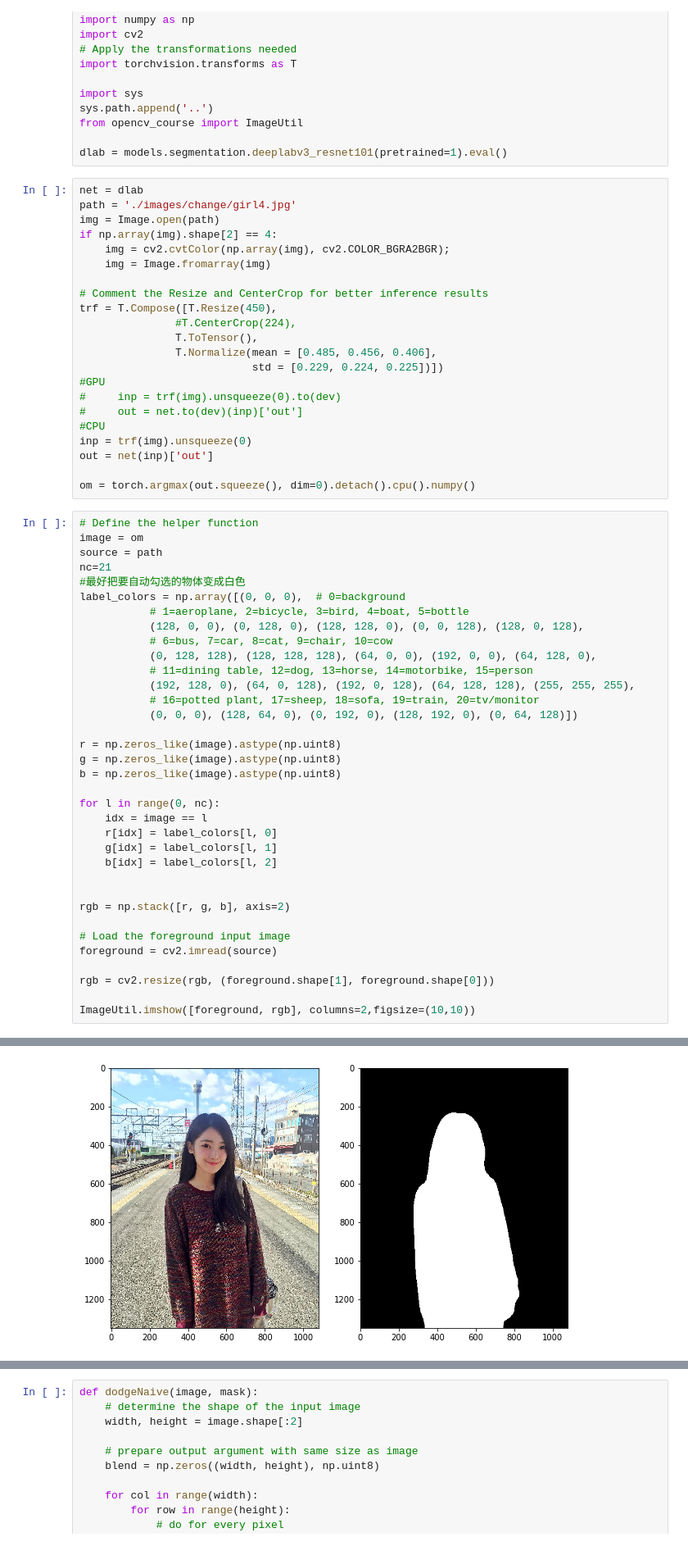
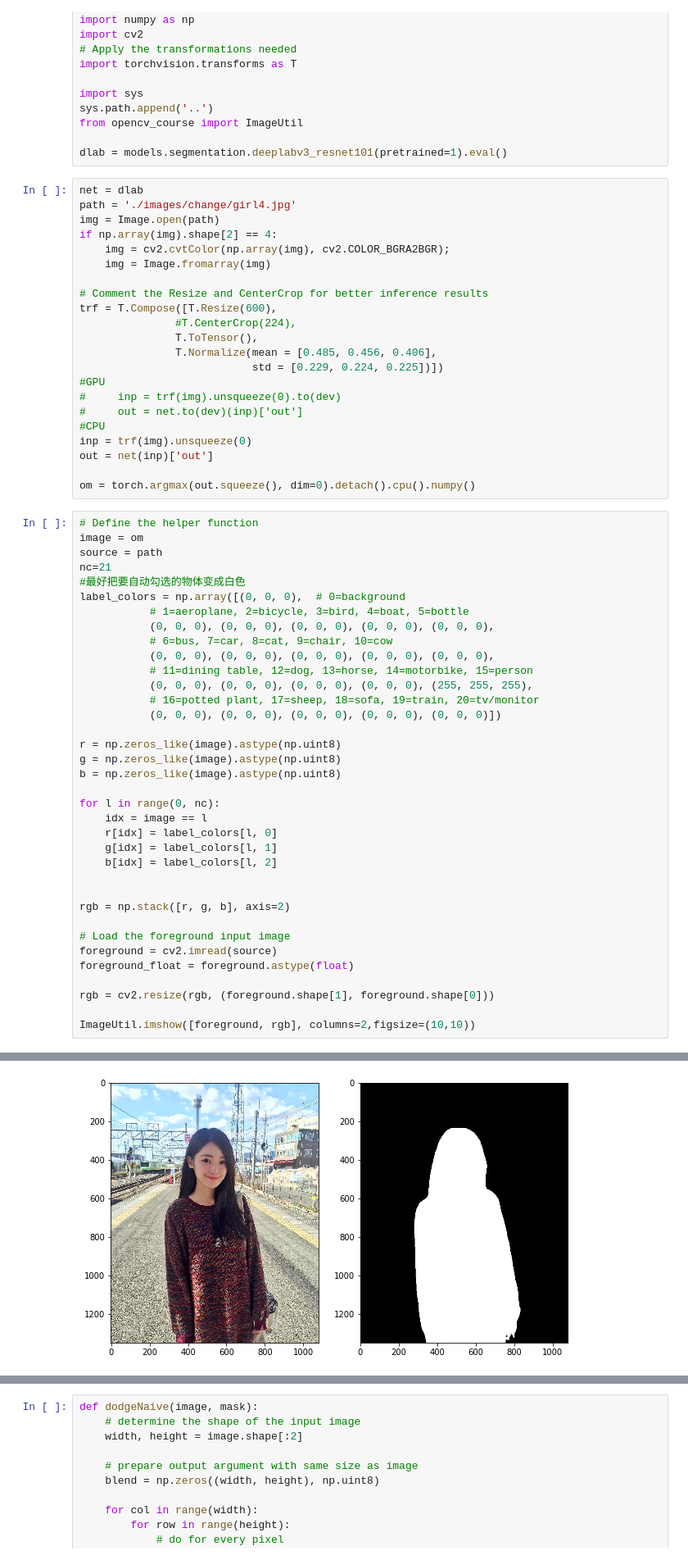
Before and after one commit to kevinzjpeng/opencv_course, a Jupyter notebook: 图像分割/背景铅笔画.ipynb, the cells around one changed output, grey strips where cells are left out. Shown at 82% size. Saved outputs shown, nothing was run; the diff lists cells and outputs as text.

```diff
--- a/图像分割/背景铅笔画.ipynb
+++ b/图像分割/背景铅笔画.ipynb
@@ -22,7 +22,7 @@ if np.array(img).shape[2] == 4:
     img = Image.fromarray(img)
 
 # Comment the Resize and CenterCrop for better inference results
-trf = T.Compose([T.Resize(450),
+trf = T.Compose([T.Resize(600),
                #T.CenterCrop(224),
                T.ToTensor(),
                T.Normalize(mean = [0.485, 0.456, 0.406],
@@ -41,35 +41,36 @@ image = om
 source = path
 nc=21
 #最好把要自动勾选的物体变成白色
 label_colors = np.array([(0, 0, 0),  # 0=background
            # 1=aeroplane, 2=bicycle, 3=bird, 4=boat, 5=bottle
-           (128, 0, 0), (0, 128, 0), (128, 128, 0), (0, 0, 128), (128, 0, 128),
+           (0, 0, 0), (0, 0, 0), (0, 0, 0), (0, 0, 0), (0, 0, 0),
            # 6=bus, 7=car, 8=cat, 9=chair, 10=cow
-           (0, 128, 128), (128, 128, 128), (64, 0, 0), (192, 0, 0), (64, 128, 0),
+           (0, 0, 0), (0, 0, 0), (0, 0, 0), (0, 0, 0), (0, 0, 0),
            # 11=dining table, 12=dog, 13=horse, 14=motorbike, 15=person
-           (192, 128, 0), (64, 0, 128), (192, 0, 128), (64, 128, 128), (255, 255, 255),
+           (0, 0, 0), (0, 0, 0), (0, 0, 0), (0, 0, 0), (255, 255, 255),
            # 16=potted plant, 17=sheep, 18=sofa, 19=train, 20=tv/monitor
-           (0, 0, 0), (128, 64, 0), (0, 192, 0), (128, 192, 0), (0, 64, 128)])
+           (0, 0, 0), (0, 0, 0), (0, 0, 0), (0, 0, 0), (0, 0, 0)])
 
 r = np.zeros_like(image).astype(np.uint8)
 g = np.zeros_like(image).astype(np.uint8)
 b = np.zeros_like(image).astype(np.uint8)
 
 for l in range(0, nc):
     idx = image == l
     r[idx] = label_colors[l, 0]
     g[idx] = label_colors[l, 1]
     b[idx] = label_colors[l, 2]
 
 
 rgb = np.stack([r, g, b], axis=2)
 
 # Load the foreground input image
 foreground = cv2.imread(source)
+foreground_float = foreground.astype(float)
 
 rgb = cv2.resize(rgb, (foreground.shape[1], foreground.shape[0]))
 
 ImageUtil.imshow([foreground, rgb], columns=2,figsize=(10,10))
 # %% [output]
 <Figure size 720x720 with 0 Axes>
-[figure, old version]
+[figure, new version]
```
Also changed, not shown: parts of 9 cells of this notebook, 17 other files.
